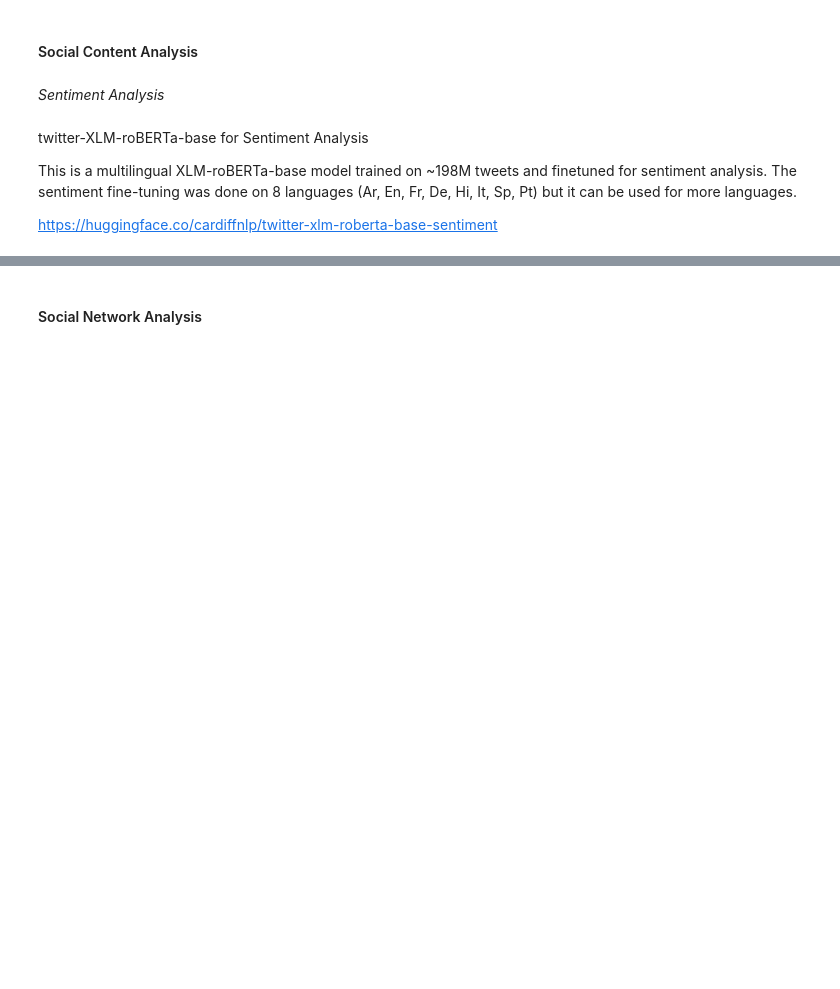
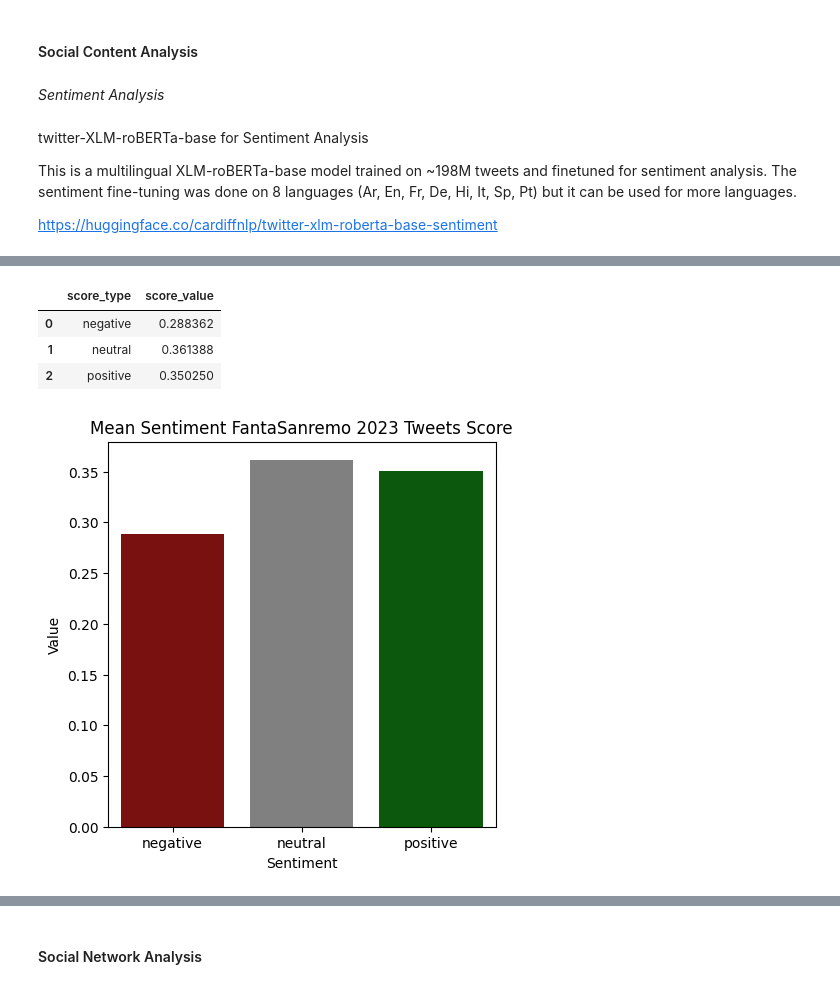
Before and after one commit to fabriziocominetti/sanremo, a Jupyter notebook: notebooks/fantasanremo.ipynb, the cells around one changed output, grey strips where cells are left out. Saved outputs shown, nothing was run; the diff lists cells and outputs as text; code cells hidden in the pictures; blank space fills up the shorter version.

```diff
--- a/notebooks/fantasanremo.ipynb
+++ b/notebooks/fantasanremo.ipynb
@@ -361,3 +464,6 @@ fantasanremo23_sa['neutral'] = fantasanremo23_sa.scores.apply(lambda x: x[1])
 fantasanremo23_sa['positive'] = fantasanremo23_sa.scores.apply(lambda x: x[2])
 # %%
 fantasanremo23_sa.to_csv('../data/fantasanremo23_sa.csv')
+# %%
+fantasanremo23_sa = pd.read_csv('../data/fantasanremo23_sa.csv', index_col=0)
+fantasanremo23_sa.head()
@@ -363,0 +505,26 @@ fantasanremo23_sa.to_csv('../data/fantasanremo23_sa.csv')
+# %%
+fantasanremo23_sa_mean_scores = fantasanremo23_sa[['negative', 'neutral', 'positive']].mean().reset_index()
+fantasanremo23_sa_mean_scores.columns = ['score_type', 'score_value']
+fantasanremo23_sa_mean_scores.head()
+# %% [output]
+|  | score_type | score_value |
+| 0 | negative | 0.288362 |
+| 1 | neutral | 0.361388 |
+| 2 | positive | 0.350250 |
+# %%
+plt.figure(figsize=(5,5))
+ax = sns.barplot(
+    data=fantasanremo23_sa_mean_scores,
+    x='score_type',
+    y='score_value',
+    palette=['darkred', 'grey', 'darkgreen']
+)
+
+ax.set_title('Mean Sentiment FantaSanremo 2023 Tweets Score')
+ax.set_xlabel('Sentiment')
+ax.set_ylabel('Value')
+
+plt.savefig('../figures/sentiment_mean.png', dpi=300, bbox_inches = "tight")
+plt.show()
+# %% [output]
+[figure, added]
```
Also changed, not shown: parts of 37 cells of this notebook, 5 other files.
